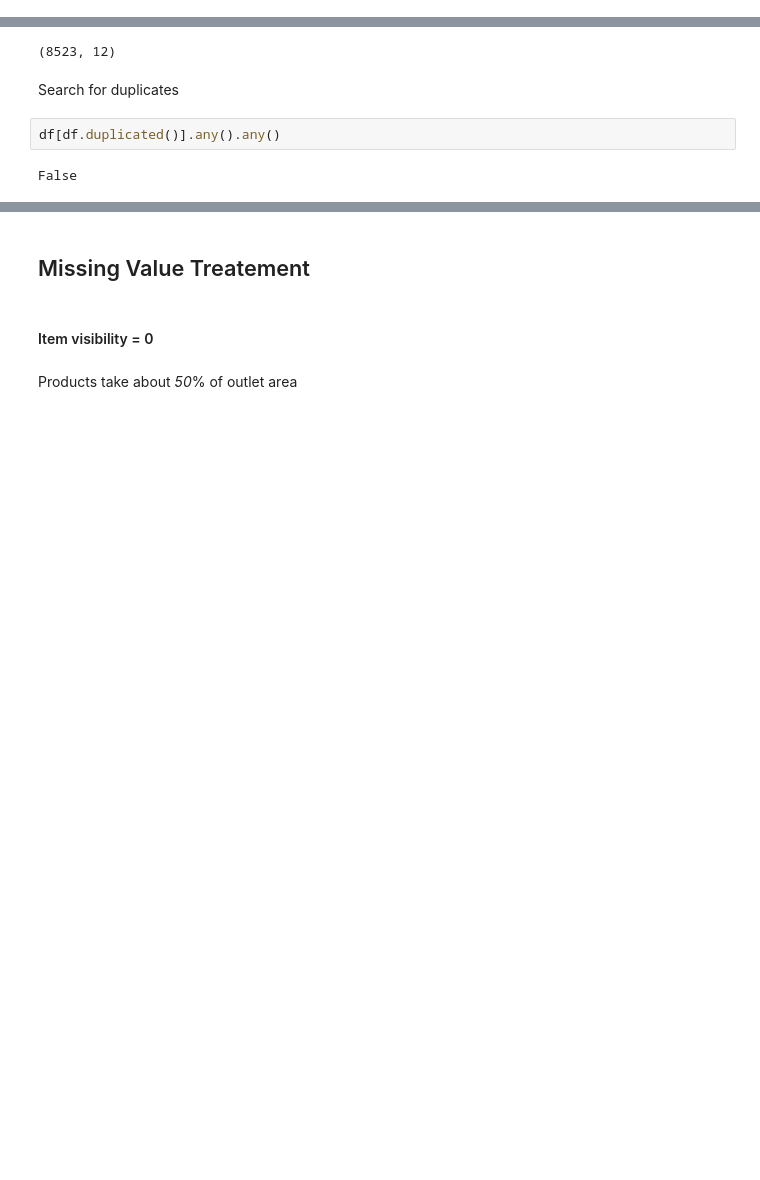
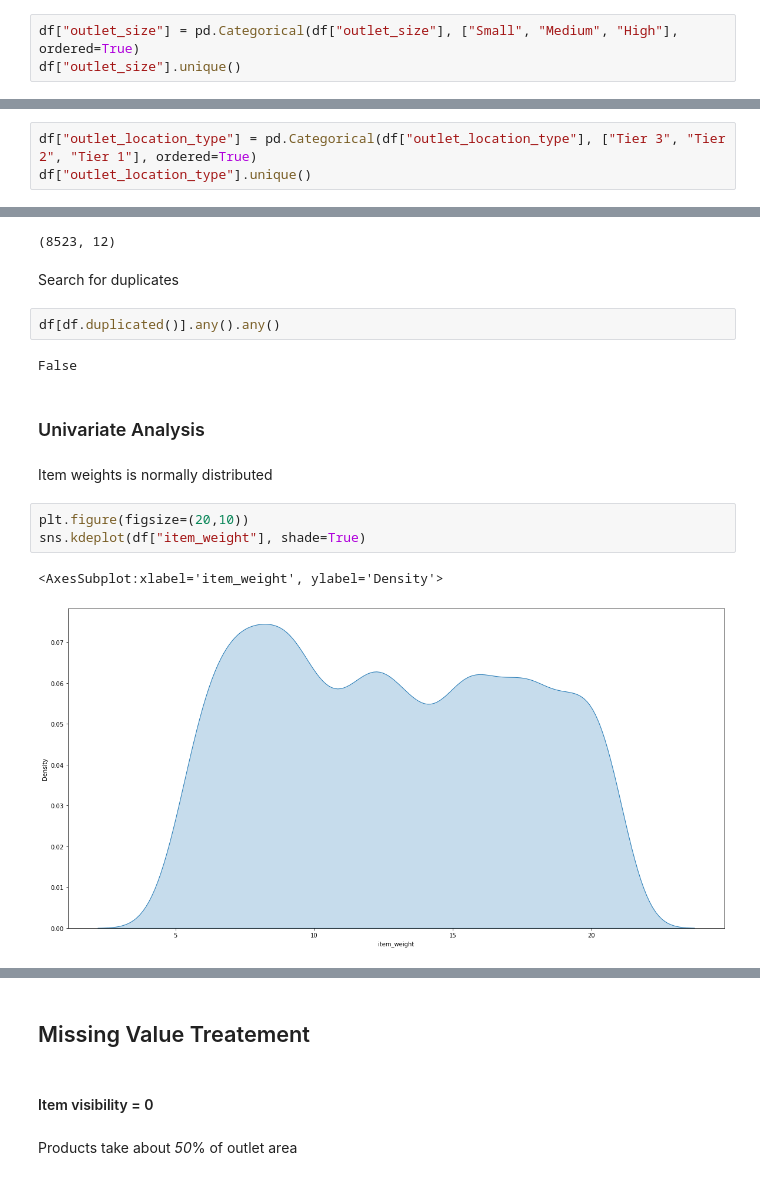
Before and after one commit to Technocolabs100/BigMart-Data-Analysis-and-Prediction, a Jupyter notebook: BigMart_predictive_model.ipynb, the cells around one changed output, grey strips where cells are left out. Cells and saved outputs as stored; diff of their text form; blank space fills up the shorter version.

Commit message:
Perform Univariate Analysis

```diff
--- a/BigMart_predictive_model.ipynb
+++ b/BigMart_predictive_model.ipynb
@@ -177,3 +176,6 @@ sns.histplot(df["outlet_identifier"])
 df["outlet_size"].unique()
 # %% [output]
 array(['Medium', nan, 'High', 'Small'], dtype=object)
+# %%
+df["outlet_size"] = pd.Categorical(df["outlet_size"], ["Small", "Medium", "High"], ordered=True)
+df["outlet_size"].unique()
@@ -181,3 +186,6 @@ array(['Medium', nan, 'High', 'Small'], dtype=object)
 df["outlet_location_type"].unique()
 # %% [output]
 array(['Tier 1', 'Tier 3', 'Tier 2'], dtype=object)
+# %%
+df["outlet_location_type"] = pd.Categorical(df["outlet_location_type"], ["Tier 3", "Tier 2", "Tier 1"], ordered=True)
+df["outlet_location_type"].unique()
@@ -225,3 +301,13 @@ Search for duplicates
 df[df.duplicated()].any().any()
 # %% [output]
 False
+# %% [markdown]
+### Univariate Analysis
+# %% [markdown]
+Item weights is normally distributed
+# %%
+plt.figure(figsize=(20,10))
+sns.kdeplot(df["item_weight"], shade=True)
+# %% [output]
+<AxesSubplot:xlabel='item_weight', ylabel='Density'>
+[figure, added]
```
Also changed, not shown: parts of 23 cells of this notebook.
